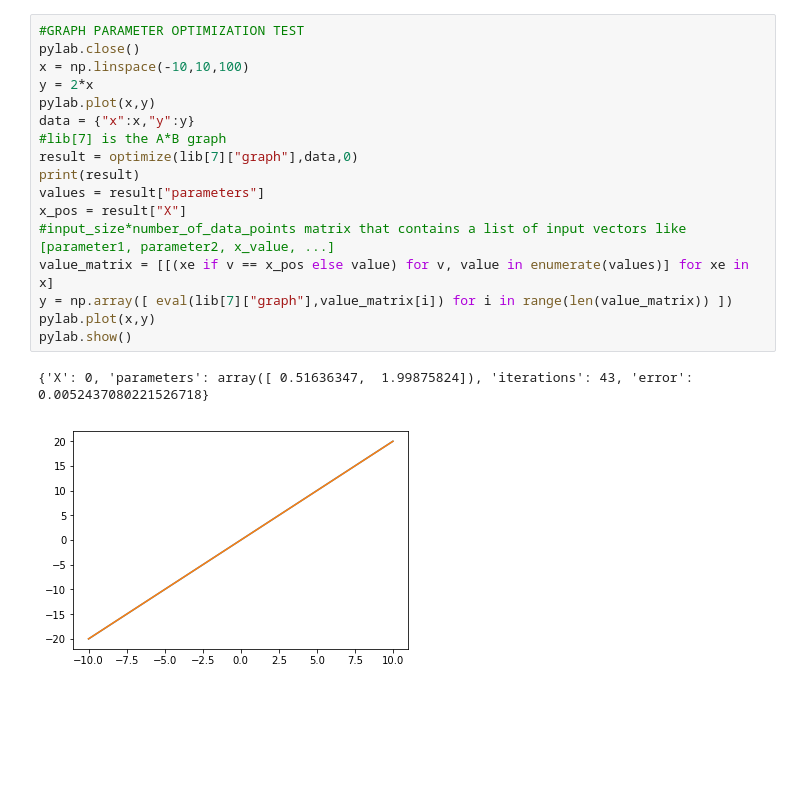
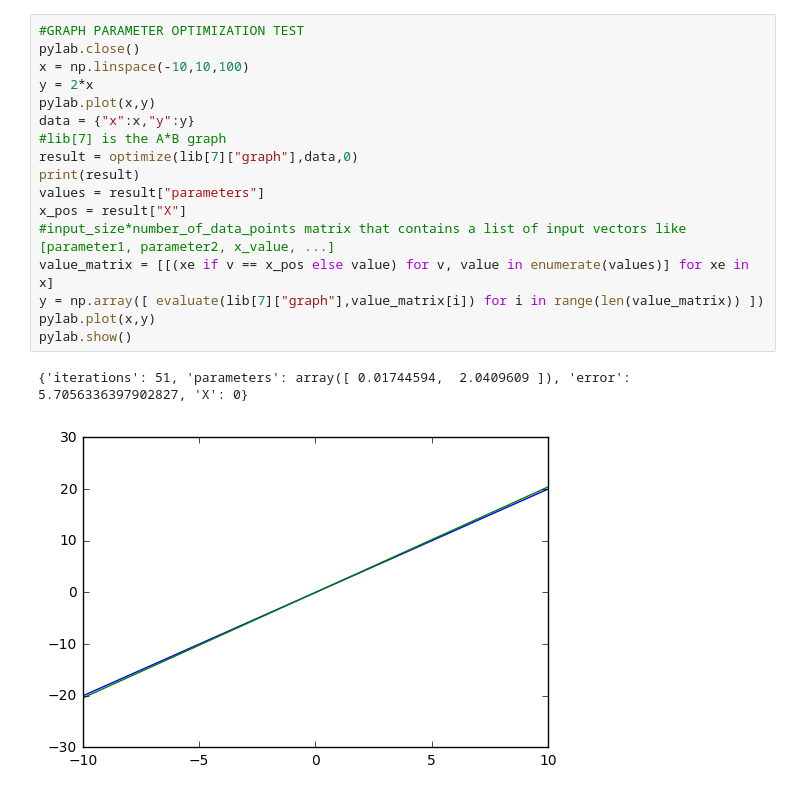
Before and after one commit to Xenophyte/Long-Term-Memory-AI, a Jupyter notebook: function nesting.ipynb, the cells around one changed output. Drawn from its saved outputs; the diff is of its cells as text; blank space fills up the shorter version.

```diff
--- a/function nesting.ipynb
+++ b/function nesting.ipynb
@@ -374,23 +58,23 @@ evolving generation 3 of 20
 # %%
 #GRAPH PARAMETER OPTIMIZATION TEST
 pylab.close()
 x = np.linspace(-10,10,100)
 y = 2*x
 pylab.plot(x,y)
 data = {"x":x,"y":y}
 #lib[7] is the A*B graph
 result = optimize(lib[7]["graph"],data,0)
 print(result)
 values = result["parameters"]
 x_pos = result["X"]
 #input_size*number_of_data_points matrix that contains a list of input vectors like [parameter1, parameter2, x_value, ...]
 value_matrix = [[(xe if v == x_pos else value) for v, value in enumerate(values)] for xe in x]
-y = np.array([ eval(lib[7]["graph"],value_matrix[i]) for i in range(len(value_matrix)) ])
+y = np.array([ evaluate(lib[7]["graph"],value_matrix[i]) for i in range(len(value_matrix)) ])
 pylab.plot(x,y)
 pylab.show()
 # %% [output]
-{'X': 0, 'parameters': array([ 0.51636347,  1.99875824]), 'iterations': 43, 'error': 0.0052437080221526718}
+{'iterations': 51, 'parameters': array([ 0.01744594,  2.0409609 ]), 'error': 5.7056336397902827, 'X': 0}
-[figure, old version]
+[figure, new version]
 # %%
 draw(lib[7]["graph"])
 plot_specimen(lib[7]["graph"],[2,2])
```
Also changed, not shown: parts of 12 cells of this notebook.
